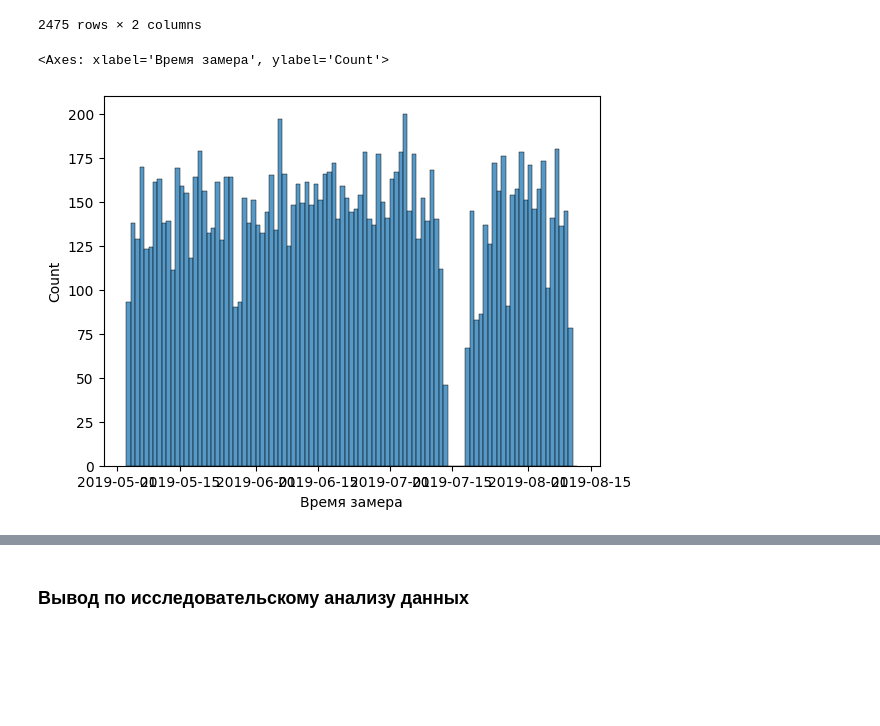
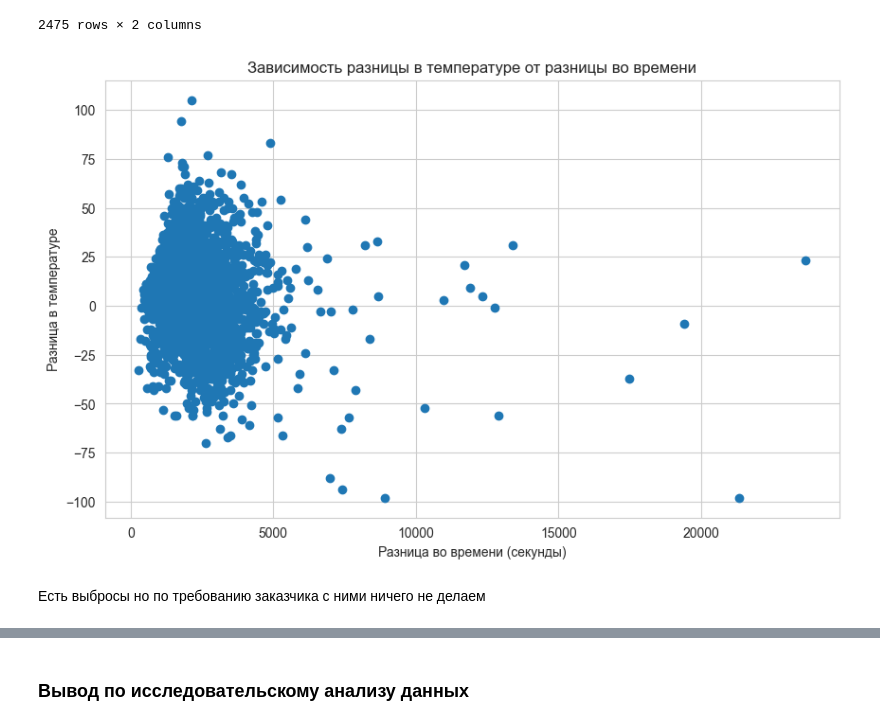
Before and after one commit to AleksTurov/Data-Science, a Jupyter notebook: industry_steel/industry steel.ipynb, the cells around one changed output, grey strips where cells are left out. Saved outputs shown, nothing was run; the diff lists cells and outputs as text; code cells hidden in the pictures; blank space fills up the shorter version.

```diff
--- a/industry_steel/industry steel.ipynb
+++ b/industry_steel/industry steel.ipynb
@@ -682,8 +699,32 @@ aggregated_temp
 | 2498 | 1591.0 | 1594.0 |
 | 2499 | 1569.0 | 1603.0 |
 2475 rows × 2 columns
-# %%
-sns.histplot(data=temp, x='Время замера', discrete=True)
-# %% [output]
-<Axes: xlabel='Время замера', ylabel='Count'>
-[figure, removed]
+# %%
+# Сначала сортируем данные по времени замера
+temp.sort_values(by=['key', 'Время замера'], inplace=True)
+
+# Затем группируем данные по ключу и выбираем первое и последнее время замера для каждого ключа
+first_time = temp.groupby('key')['Время замера'].first()
+last_time = temp.groupby('key')['Время замера'].last()
+
+# Добавляем новый столбец в DataFrame, который представляет собой разницу во времени между первым и последним замером
+aggregated_temp['time_diff'] = last_time - first_time
+# %%
+import matplotlib.pyplot as plt
+
+# Переводим разницу времени в секунды для более простого отображения
+aggregated_temp['time_diff_sec'] = aggregated_temp['time_diff'].dt.total_seconds()
+
+# Подсчет разницы температур
+aggregated_temp['temp_diff'] = aggregated_temp['last_temp'] - aggregated_temp['first_temp']
+
+plt.figure(figsize=(10, 6))
+plt.scatter(aggregated_temp['time_diff_sec'], aggregated_temp['temp_diff'])
+plt.title('Зависимость разницы в температуре от разницы во времени')
+plt.xlabel('Разница во времени (секунды)')
+plt.ylabel('Разница в температуре')
+plt.show()
+# %% [output]
+[figure, added]
+# %% [markdown]
+Есть выбросы но по требованию заказчика с ними ничего не делаем
```
Also changed, not shown: parts of 23 cells of this notebook.
